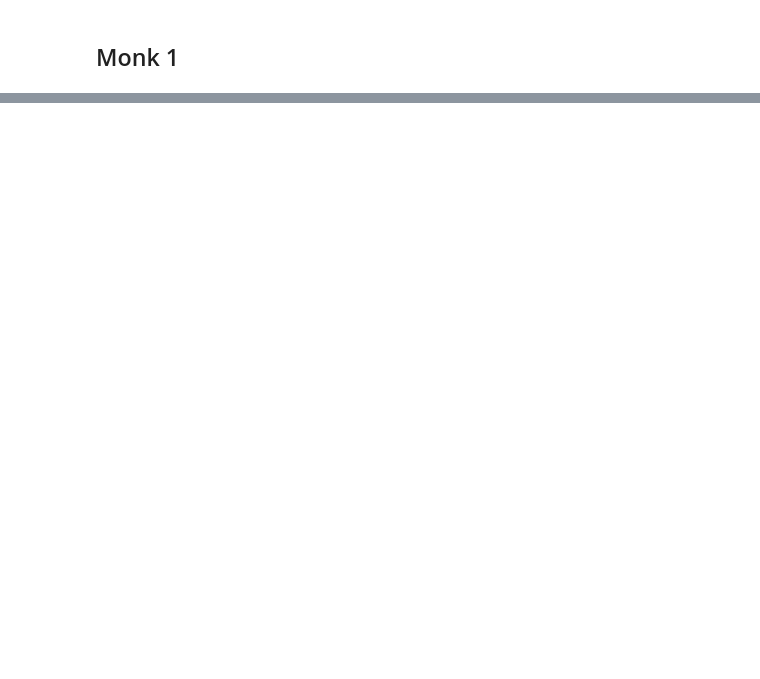
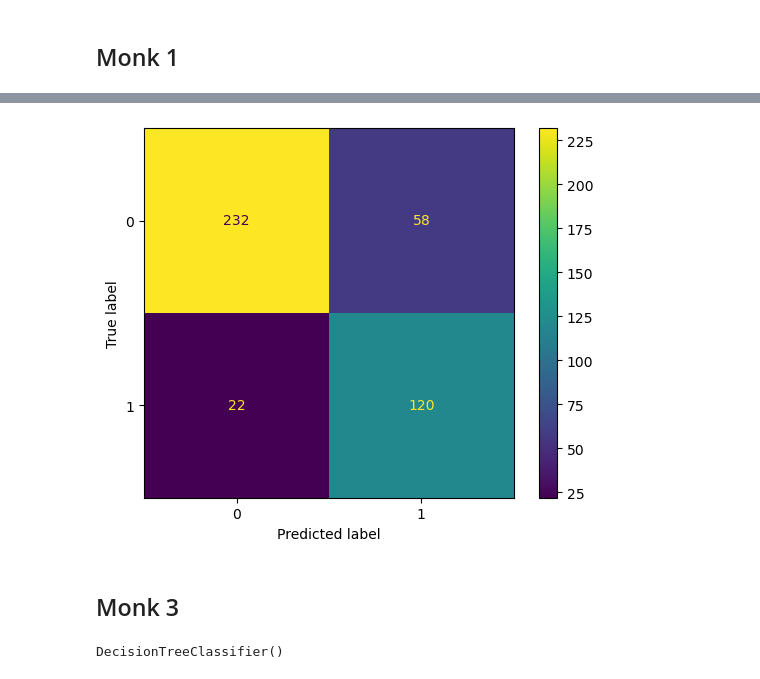
Before and after one commit to CarloTosoni99/ML_prj, a Jupyter notebook: DT.ipynb, the cells around one changed output, grey strips where cells are left out. Saved outputs shown, nothing was run; the diff lists cells and outputs as text; code cells hidden in the pictures; blank space fills up the shorter version.

```diff
--- a/DT.ipynb
+++ b/DT.ipynb
@@ -123,0 +149,21 @@ plt.show()
+# %%
+colnames = ['class', 'a1', 'a2', 'a3', 'a4', 'a5', 'a6', 'id']
+monk2_tr = pd.read_csv("./dataset/monk2/monks-2.train", sep = " ", skipinitialspace=True, names = colnames)
+monk2_tr = monk2_tr.drop('id', axis = 1)
+
+monk2_ts = pd.read_csv("./dataset/monk2/monks-2.test", sep = " ", skipinitialspace=True, names = colnames)
+monk2_ts = monk2_ts.drop('id', axis = 1)
+# %%
+x_monk2_tr = monk2_tr.iloc[:, 1:7].values
+y_monk2_tr = monk2_tr.iloc[:, 0].values
+
+x_monk2_ts = monk2_ts.iloc[:, 1:7].values
+y_monk2_ts = monk2_ts.iloc[:, 0].values
+# %%
+one_hot_encoder_tr = OneHotEncoder(sparse=False)
+one_hot_encoder_tr.fit(x_monk2_tr)
+x_monk2_tr = one_hot_encoder_tr.transform(x_monk2_tr)
+
+one_hot_encoder_ts = OneHotEncoder(sparse=False)
+one_hot_encoder_ts.fit(x_monk2_ts)
+x_monk2_ts = one_hot_encoder_ts.transform(x_monk2_ts)
@@ -123,0 +256,2 @@ plt.show()
+# %%
+dt_monk2 = joblib.load('./results/monk2/DT/dt_monk2.z')
@@ -123,0 +264,11 @@ plt.show()
+# %%
+predictions = dt_monk2.predict(x_monk2_ts)
+
+cm = confusion_matrix(y_monk2_ts, predictions)
+disp = ConfusionMatrixDisplay(confusion_matrix=cm)
+disp.plot()
+plt.show()
+# %% [output]
+[figure, added]
+# %% [markdown]
+## Monk 3
@@ -123,0 +321,5 @@ plt.show()
+# %%
+dt = tree.DecisionTreeClassifier() # TODO test
+dt.fit(x_monk3_tr, y_monk3_tr)
+# %% [output]
+DecisionTreeClassifier()
```
Also changed, not shown: parts of 87 cells of this notebook, 13 other files.
